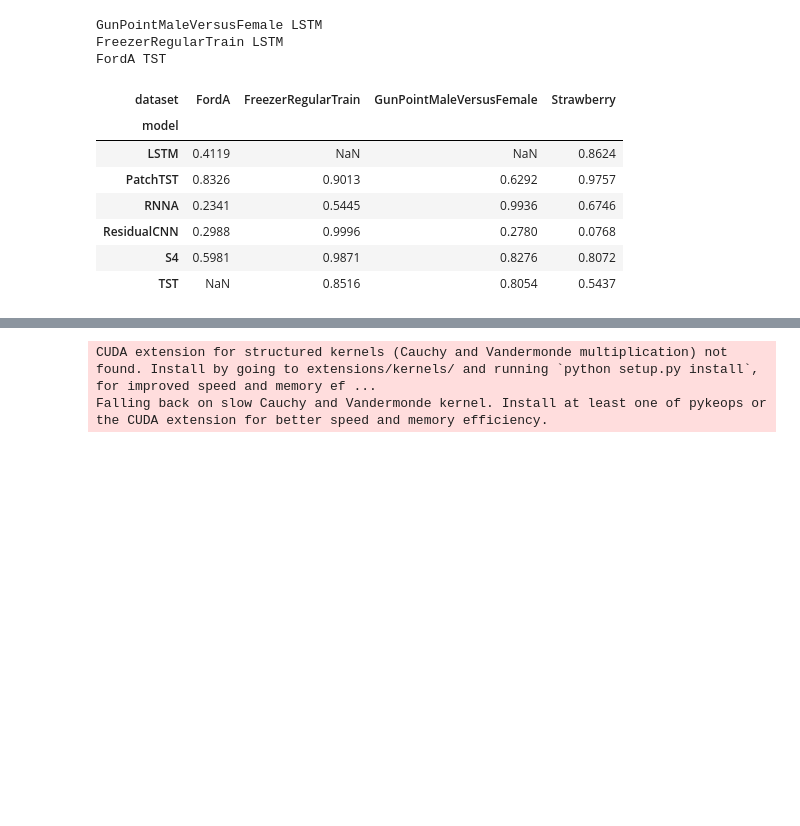
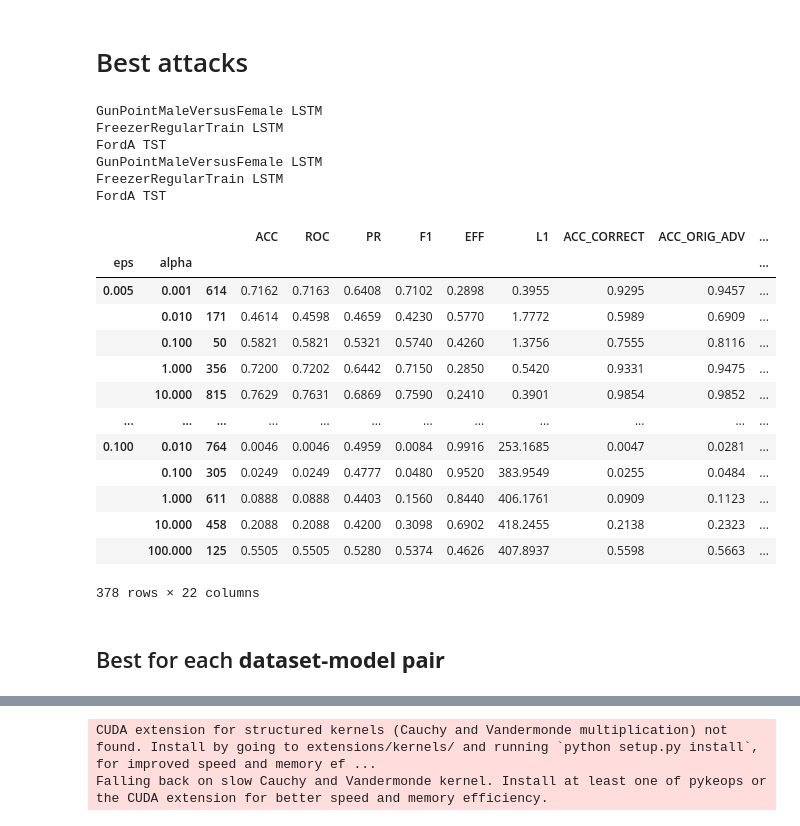
Before and after one commit to petrsokerin/Hidden_adversarial_attacks, a Jupyter notebook: notebooks/get_results.ipynb, the cells around one changed output, grey strips where cells are left out. Drawn from its saved outputs; the diff is of its cells as text; code cells hidden in the pictures; blank space fills up the shorter version.

```diff
--- a/notebooks/get_results.ipynb
+++ b/notebooks/get_results.ipynb
@@ -43,7 +45,7 @@ def combined_df(dataset='FordA', model_name='ResidualCNN', reg=True, exp_name=No
 
     return all_res.reset_index(drop=True)
 
-def aggregated_results(
+def agg_bestregated_results(
     dataset='FordA',
     model_name='ResidualCNN',
     exp_name='',
@@ -52,7 +54,7 @@ def aggregated_results(
     metr_max=True,
     k=1,
     vis = False,
-    params=['ACC', 'PROB_HID'],
+    params=['ACC', 'PROB_HID', 'ACC_DISC'],
     figsize=(20, 30),
     save_pic=False):
 
@@ -100,3 +102,20 @@ def aggregated_results(
             plt.savefig(f'../{dataset}_{model_name}.jpeg', dpi=120)
 
     return result
+
+
+def multiple_agg(models, datasets, exp_name='CLEAN', k=1):
+    res = pd.DataFrame()
+
+    for model in models:
+        for ds in datasets:
+            try:
+                aa = agg_bestregated_results(dataset=ds, model_name=model, exp_name=exp_name, k=k)
+                aa['model'] = model
+                aa['dataset'] = ds
+
+                res = pd.concat([res, aa], axis=0)
+            except:
+                print(ds, model)
+
+    return res
@@ -105,29 +122,36 @@ def aggregated_results(
+# %% [markdown]
+# Best attacks
+# %%
+models = ['LSTM', 'ResidualCNN', 'RNNA', 'TST', 'S4', 'PatchTST']
+datasets = ['FordA', 'Strawberry', 'GunPointMaleVersusFemale', 'FreezerRegularTrain']
 # %%
-res = pd.DataFrame()
+res_best = multiple_agg(models, datasets)
 
-for model in ['LSTM', 'ResidualCNN', 'RNNA', 'TST', 'S4', 'PatchTST']:
-    for ds in ['FordA', 'Strawberry', 'GunPointMaleVersusFemale', 'FreezerRegularTrain']:
-        try:
-            aa = aggregated_results(dataset=ds, model_name=model, exp_name="CLEAN", k = 1000)
-            aa['model'] = model
-            aa['dataset'] = ds
-
-            res = pd.concat([res, aa], axis=0)
-        except:
-            print(ds, model)
+res_all = multiple_agg(models, datasets, k=10000)
 # %% [output]
 GunPointMaleVersusFemale LSTM
 FreezerRegularTrain LSTM
 FordA TST
+GunPointMaleVersusFemale LSTM
+FreezerRegularTrain LSTM
+FordA TST
-# %%
-res.groupby(['dataset', 'model']).max().reset_index().pivot(index='model', columns='dataset', values='F_EFF_CONC')
-# %% [output]
-| dataset | FordA | FreezerRegularTrain | GunPointMaleVersusFemale | Strawberry |
-| model |  |  |  |  |
-| LSTM | 0.4119 | NaN | NaN | 0.8624 |
-| PatchTST | 0.8326 | 0.9013 | 0.6292 | 0.9757 |
-| RNNA | 0.2341 | 0.5445 | 0.9936 | 0.6746 |
-| ResidualCNN | 0.2988 | 0.9996 | 0.2780 | 0.0768 |
-| S4 | 0.5981 | 0.9871 | 0.8276 | 0.8072 |
-| TST | NaN | 0.8516 | 0.8054 | 0.5437 |
+# %%
+res_best
+# %% [output]
+|  |  |  | ACC | ROC | PR | F1 | EFF | L1 | ACC_CORRECT | ACC_ORIG_ADV | ... |
+| eps | alpha |  |  |  |  |  |  |  |  |  | ... |
+| 0.005 | 0.001 | 614 | 0.7162 | 0.7163 | 0.6408 | 0.7102 | 0.2898 | 0.3955 | 0.9295 | 0.9457 | ... |
+|  | 0.010 | 171 | 0.4614 | 0.4598 | 0.4659 | 0.4230 | 0.5770 | 1.7772 | 0.5989 | 0.6909 | ... |
+|  | 0.100 | 50 | 0.5821 | 0.5821 | 0.5321 | 0.5740 | 0.4260 | 1.3756 | 0.7555 | 0.8116 | ... |
+|  | 1.000 | 356 | 0.7200 | 0.7202 | 0.6442 | 0.7150 | 0.2850 | 0.5420 | 0.9331 | 0.9475 | ... |
+|  | 10.000 | 815 | 0.7629 | 0.7631 | 0.6869 | 0.7590 | 0.2410 | 0.3901 | 0.9854 | 0.9852 | ... |
+| ... | ... | ... | ... | ... | ... | ... | ... | ... | ... | ... | ... |
+| 0.100 | 0.010 | 764 | 0.0046 | 0.0046 | 0.4959 | 0.0084 | 0.9916 | 253.1685 | 0.0047 | 0.0281 | ... |
+|  | 0.100 | 305 | 0.0249 | 0.0249 | 0.4777 | 0.0480 | 0.9520 | 383.9549 | 0.0255 | 0.0484 | ... |
+|  | 1.000 | 611 | 0.0888 | 0.0888 | 0.4403 | 0.1560 | 0.8440 | 406.1761 | 0.0909 | 0.1123 | ... |
+|  | 10.000 | 458 | 0.2088 | 0.2088 | 0.4200 | 0.3098 | 0.6902 | 418.2455 | 0.2138 | 0.2323 | ... |
+|  | 100.000 | 125 | 0.5505 | 0.5505 | 0.5280 | 0.5374 | 0.4626 | 407.8937 | 0.5598 | 0.5663 | ... |
+378 rows × 22 columns
+# %% [markdown]
+## Best for each **dataset-model pair**
 # %%
```
Also changed, not shown: parts of 33 cells of this notebook, 8 other files.
